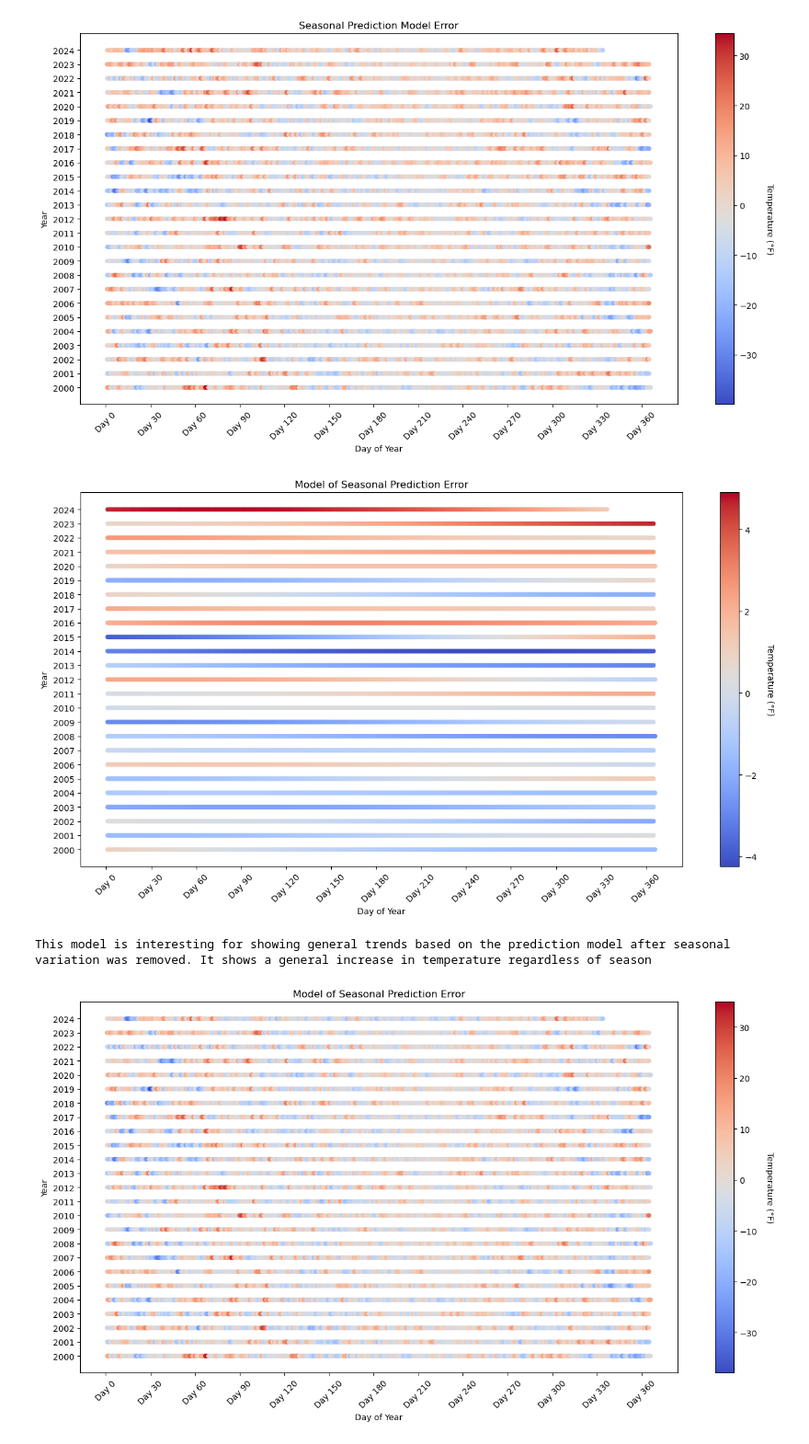
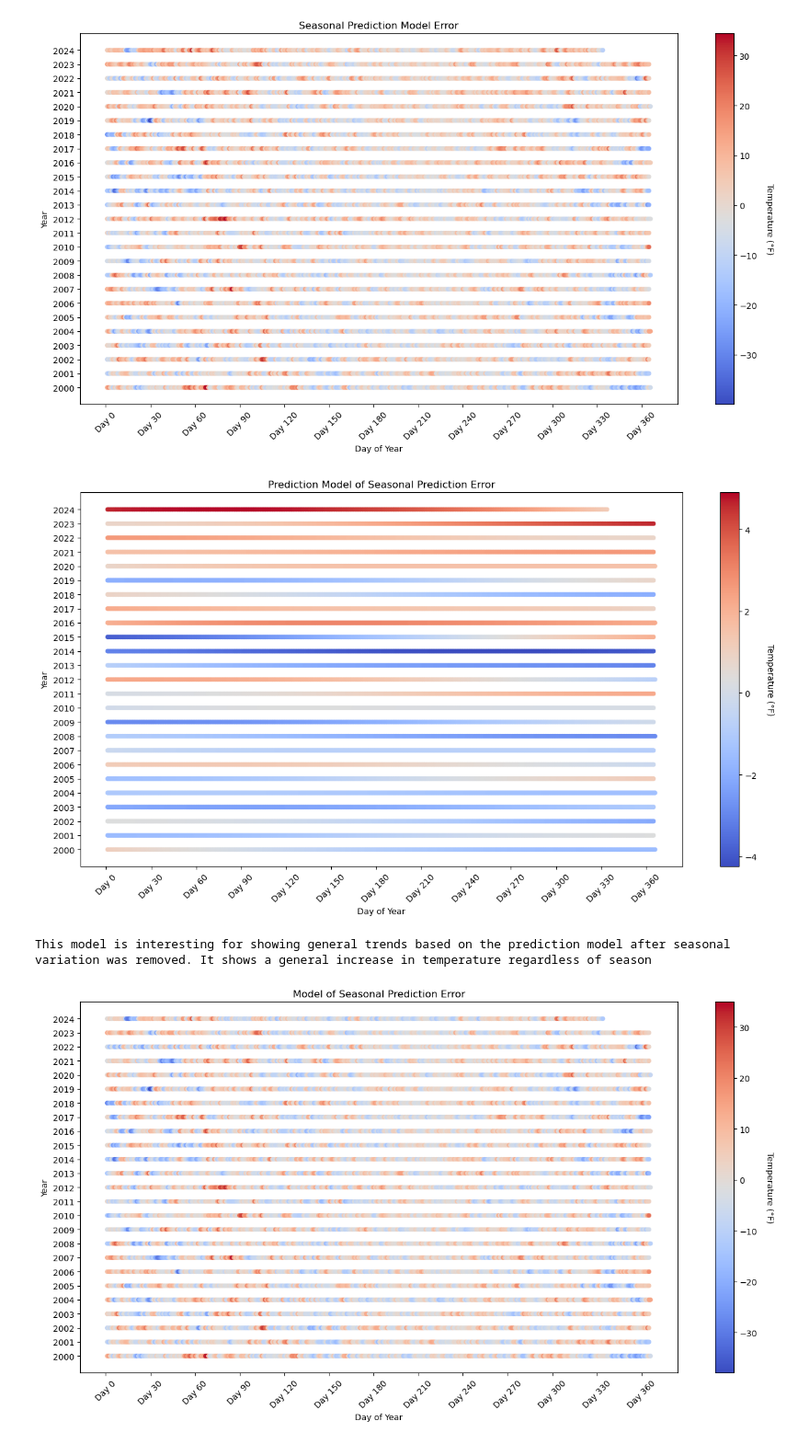
Before and after one commit to miayiannias/Assignments, a Jupyter notebook: FINAL.ipynb, the cells around one changed output. Shown at 92% size. Saved outputs shown, nothing was run; the diff lists cells and outputs as text; code cells hidden in the pictures.

```diff
--- a/FINAL.ipynb
+++ b/FINAL.ipynb
@@ -189,7 +189,7 @@ def heatmap(df, residuals, abnormal_hot, abnormal_cold): #heatmap to understand
     scplot = ax.scatter(df['DayOfYear'], df['Year'], c=residuals, cmap='coolwarm', norm=norm, s=20)
     cbar = plt.colorbar(scplot, ax=ax, orientation='vertical')
     cbar.set_label('Temperature (°F)', rotation=270, labelpad=20)
-    ax.set_title('Temperature Fluctuation Over Time of Residual Temperature Model')
+    ax.set_title('Temperature Fluctuation Over Time of Original Data')
     ax.set_ylabel('Year')
     ax.set_yticks(sorted(df['Year'].unique()))
     plt.show()
@@ -221,7 +221,7 @@ def heatmap(df, residuals, abnormal_hot, abnormal_cold):
     scplot = ax.scatter(df['DayOfYear'], df['Year'], c=residuals, cmap='coolwarm', norm=norm, s=20)
     cbar = plt.colorbar(scplot, ax=ax, orientation='vertical')
     cbar.set_label('Temperature (°F)', rotation=270, labelpad=20)
-    ax.set_title('Temperature Fluctuation Over Time of Residual Temperature Model')
+    ax.set_title('Temperature Fluctuation Over Time of Seasonal Variation Prediction Model')
     ax.set_ylabel('Year')
     ax.set_yticks(sorted(df['Year'].unique()))
     plt.show()
@@ -267,35 +267,35 @@ heatmap(df, residuals, abnormal_hot, abnormal_cold)
 #ERROR PREDICTION MODEL
 def abnormal_days(residuals, threshold=2):
     mean = residuals.mean()
     std = residuals.std()
     lower_thresh = mean - threshold * std
     upper_thresh = mean + threshold * std
     abnormal_hot = residuals > upper_thresh
     abnormal_cold = residuals < lower_thresh
     return abnormal_hot, abnormal_cold
 
 def heatmap(df, residuals, abnormal_hot, abnormal_cold):
     fig, ax = plt.subplots(figsize=(16, 8))
     ax.set_xticks(np.arange(0, 366, 30))
     ax.set_xticklabels([f'Day {i}' for i in range(0, 366, 30)], rotation=45)
     df['Year'] = df['Date'].dt.year
     df['DayOfYear'] = df['Date'].dt.dayofyear
     norm = Normalize(vmin=residuals.min(), vmax=residuals.max())
     ax.set_xlabel('Day of Year')
     scplot = ax.scatter(df['DayOfYear'], df['Year'], c=residuals, cmap='coolwarm', norm=norm, s=20)
     cbar = plt.colorbar(scplot, ax=ax, orientation='vertical')
     cbar.set_label('Temperature (°F)', rotation=270, labelpad=20)
-    ax.set_title('Model of Seasonal Prediction Error')
+    ax.set_title('Prediction Model of Seasonal Prediction Error') #Creating a new model for the prediction error of the original model
     ax.set_ylabel('Year')
     ax.set_yticks(sorted(df['Year'].unique()))
     plt.show()
 
 residuals = predicted_error_fourier
 abnormal_hot, abnormal_cold = abnormal_days(residuals, threshold=2)
 heatmap(df, residuals, abnormal_hot, abnormal_cold)
 print("This model is interesting for showing general trends based on the prediction model after seasonal variation was removed. It shows a general increase in temperature regardless of season")
 # %% [output]
-[figure, old version]
+[figure, new version]
 This model is interesting for showing general trends based on the prediction model after seasonal variation was removed. It shows a general increase in temperature regardless of season
 # %%
 #ERROR OF SEASONAL ERROR PREDICTION MODEL
```
Also changed, not shown: parts of 3 cells of this notebook.
